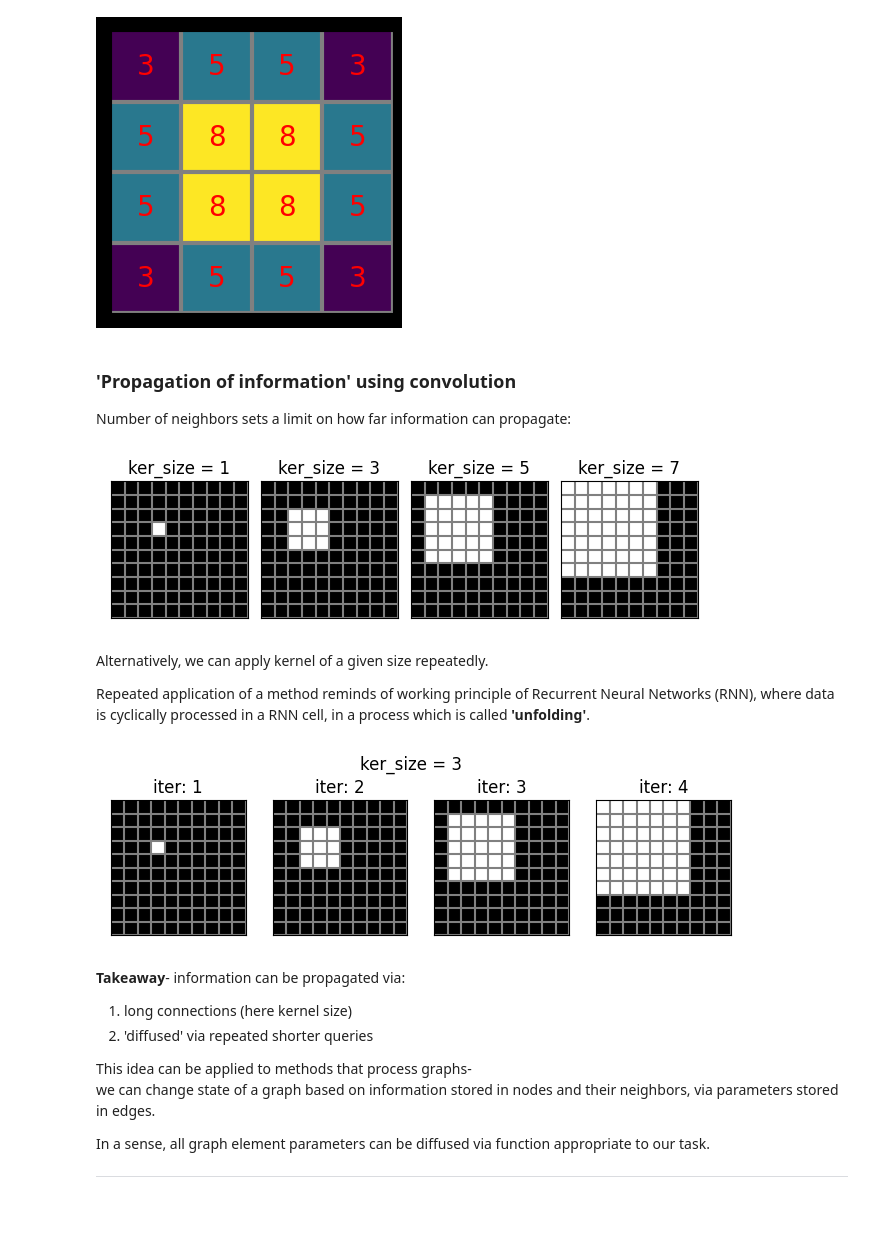
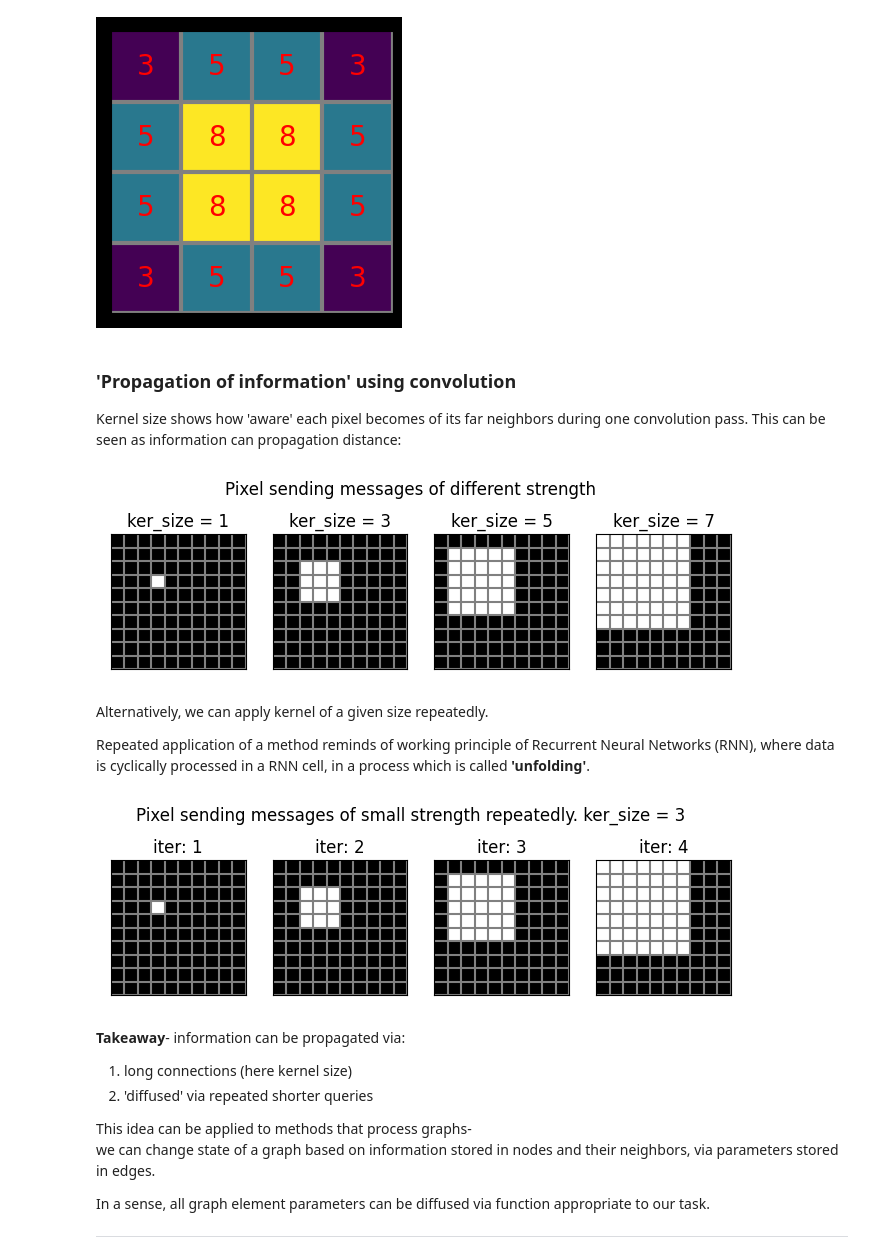
Before and after one commit to ajegorovs/aj_python_tool_lib, a Jupyter notebook: data_processing/neural_networks/Graph_neural_networks/GNN_notes.ipynb, the cells around one changed output. Cells and saved outputs as stored; diff of their text form; code cells hidden in the pictures; blank space fills up the shorter version.

```diff
--- a/data_processing/neural_networks/Graph_neural_networks/GNN_notes.ipynb
+++ b/data_processing/neural_networks/Graph_neural_networks/GNN_notes.ipynb
@@ -82,46 +93,50 @@ for (i,j), v in np.ndenumerate(num_neighbors):
 rem_ticks(ax, np.arange(0.5, 4, 1), lw = 3)
 # %% [output]
 [figure]
-# %% [markdown]
-### 'Propagation of information' using convolution
-Number of neighbors sets a limit on how far information can propagate:
+# %% [markdown]
+### 'Propagation of information' using convolution
+Kernel size shows how 'aware' each pixel becomes of its far neighbors during one convolution pass.
+This can be seen as information can propagation distance:
 # %%
 img = np.zeros((10,10))
 img[3,3] = 1
 
 ticks = np.arange(0.5, 10, 1)
-fig, ax = plt.subplots(1,4, figsize = (6,3), layout='constrained')
+fig, ax = plt.subplots(1,4, figsize = (8,2.5))
 
 ker = lambda x: np.ones((x,x))/x**2
 
 rem_ticks(ax,ticks, lw = 1.5)
 ker_size = 1
 for i in range(4):
     img2 = img.copy()
     img2 = signal.convolve2d(img2, ker(ker_size), boundary='symm', mode='same')
     ax[i].imshow(img2, 'gray')
     ax[i].set_title(f'{ker_size = }')
     ker_size += 2
+
+fig.suptitle('Pixel sending messages of different strength');
 # %% [output]
-[figure, old version]
+[figure, new version]
 # %% [markdown]
 Alternatively, we can apply kernel of a given size repeatedly.
 
 Repeated application of a method  reminds of working principle of Recurrent Neural Networks (RNN), where data is cyclically processed in a RNN cell, in a process which is called **'unfolding'**.
 # %%
 ker_size = 3
-fig, ax = plt.subplots(1,4, figsize = (8,5))
+fig, ax = plt.subplots(1,4, figsize = (8,2.5))
 rem_ticks(ax,ticks, lw = 1.5)
-fig.suptitle(f'{ker_size = }')
-plt.subplots_adjust(top=1.4)
+#plt.subplots_adjust(top=1.4)
 img2 = img.copy()
 
 for i in range(4):
     ax[i].imshow(img2 > 0, 'gray')
     img2 = signal.convolve2d(img2, ker(ker_size), boundary='symm', mode='same')
     ax[i].set_title(f'iter: {i + 1}')
+
+fig.suptitle('Pixel sending messages of small strength repeatedly. ' + f'{ker_size = }');
 # %% [output]
-[figure, old version]
+[figure, new version]
 # %% [markdown]
 
 <b>Takeaway</b>- information can be propagated via:
```
Also changed, not shown: parts of 20 cells of this notebook.
